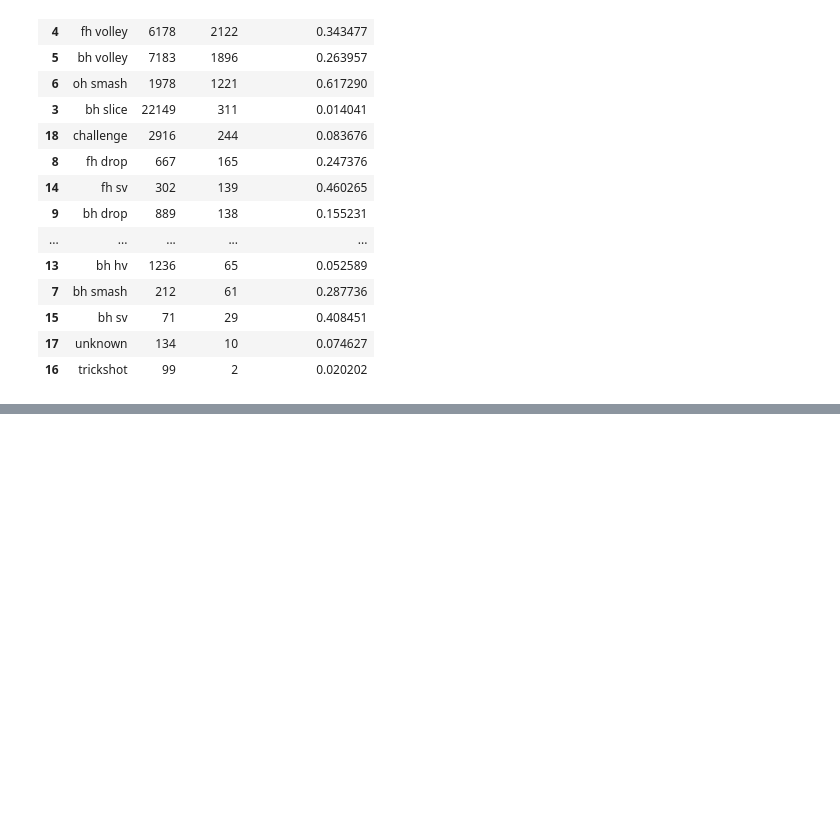
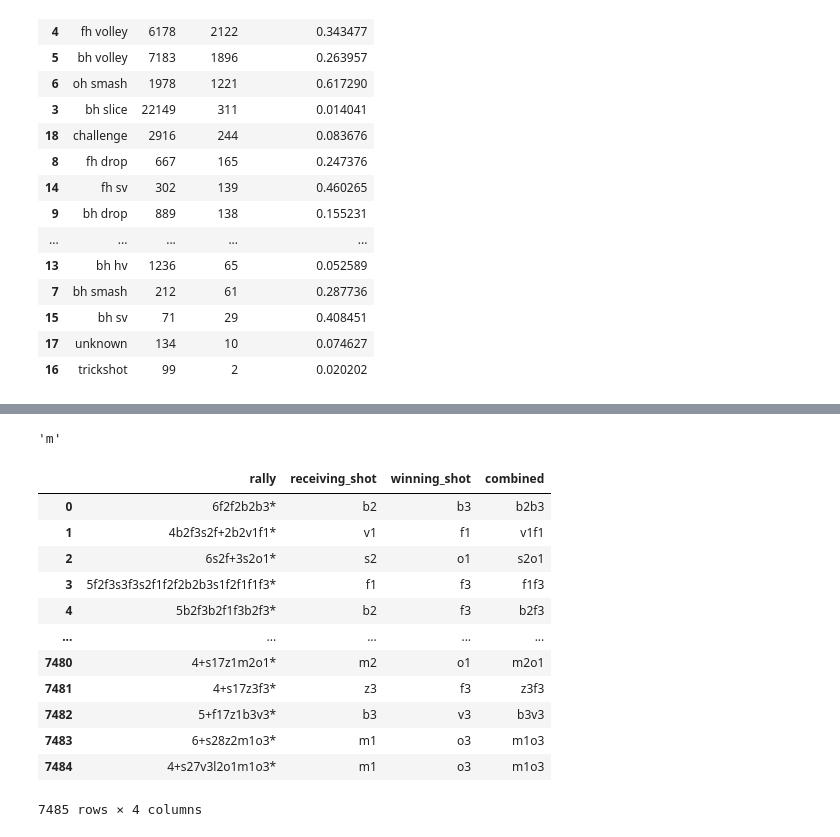
Before and after one commit to kyirong6/303, a Jupyter notebook: experiments/experiments.ipynb, the cells around one changed output, grey strips where cells are left out. Cells and saved outputs as stored; diff of their text form; code cells hidden in the pictures; blank space fills up the shorter version.

Commit message:
added some code for ending sequences of winners

```diff
--- a/experiments/experiments.ipynb
+++ b/experiments/experiments.ipynb
@@ -301,0 +326,3 @@ shot_selection_df.sort_values("winner_percentage", ascending=False)
+# %%
+shot_regex = '[fbrsvzopuylmhijktqc]'
+shot_and_direction = '[fbrsvzopuylmhijktqc][123]'
@@ -301,0 +331,34 @@ shot_selection_df.sort_values("winner_percentage", ascending=False)
+# %%
+match[-2]
+# %% [output]
+'m'
+# %%
+winning_sequence = []
+for rally in winning_shots:
+    shots = re.findall(shot_and_direction, rally, flags=0)
+    if len(shots) > 2:
+        winning_sequence.append({
+            'rally': rally,
+            'receiving_shot': shots[-2],
+            'winning_shot': shots[-1],
+            'combined': shots[-2] + shots[-1]
+        })
+# %%
+winning_sequence_df = pd.DataFrame(winning_sequence)
+# %%
+# rallys of length greater than two
+winning_sequence_df
+# %% [output]
+|  | rally | receiving_shot | winning_shot | combined |
+| 0 | 6f2f2b2b3* | b2 | b3 | b2b3 |
+| 1 | 4b2f3s2f+2b2v1f1* | v1 | f1 | v1f1 |
+| 2 | 6s2f+3s2o1* | s2 | o1 | s2o1 |
+| 3 | 5f2f3s3f3s2f1f2f2b2b3s1f2f1f1f3* | f1 | f3 | f1f3 |
+| 4 | 5b2f3b2f1f3b2f3* | b2 | f3 | b2f3 |
+| ... | ... | ... | ... | ... |
+| 7480 | 4+s17z1m2o1* | m2 | o1 | m2o1 |
+| 7481 | 4+s17z3f3* | z3 | f3 | z3f3 |
+| 7482 | 5+f17z1b3v3* | b3 | v3 | b3v3 |
+| 7483 | 6+s28z2m1o3* | m1 | o3 | m1o3 |
+| 7484 | 4+s27v3l2o1m1o3* | m1 | o3 | m1o3 |
+7485 rows × 4 columns
```
Also changed, not shown: parts of 23 cells of this notebook.
